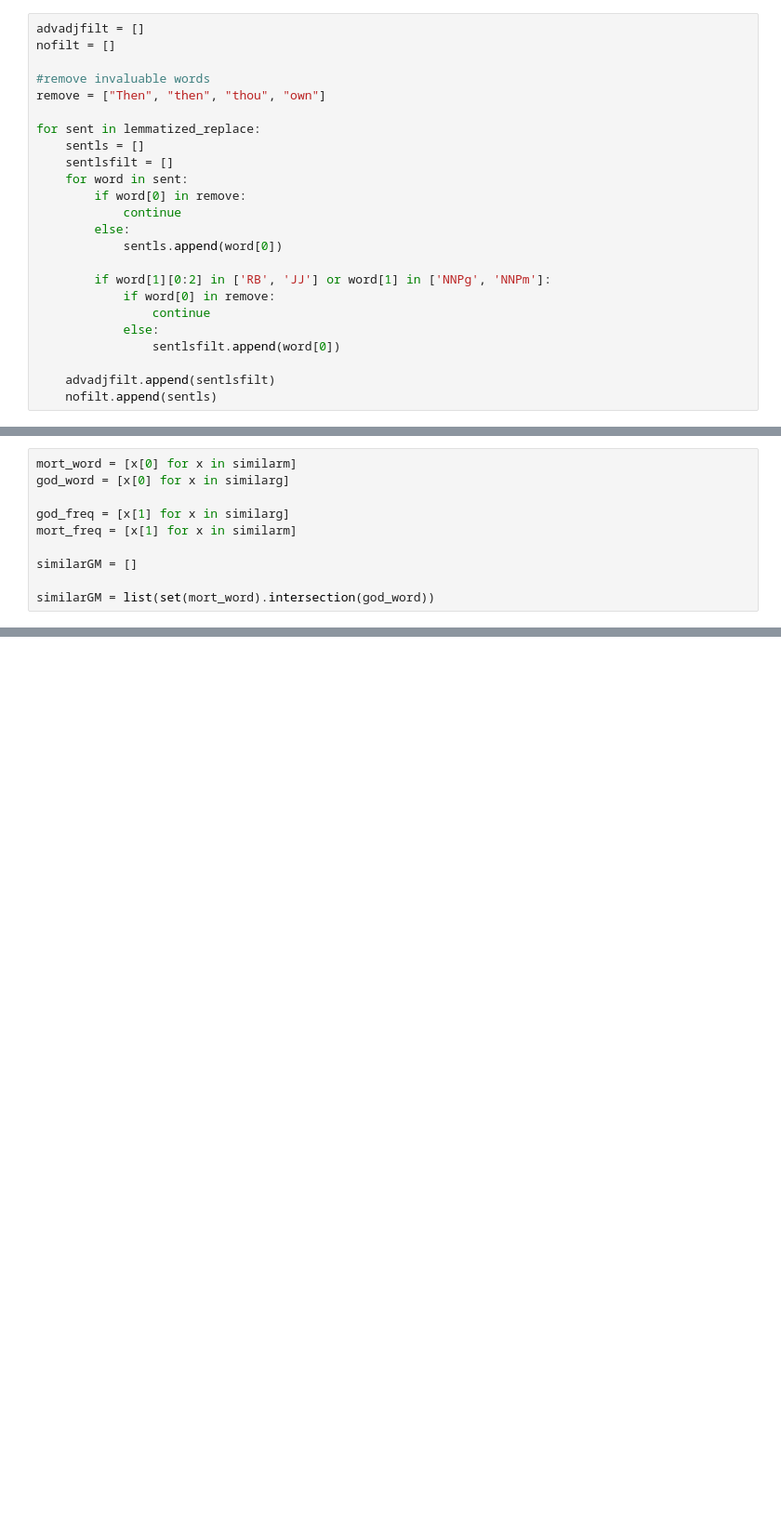
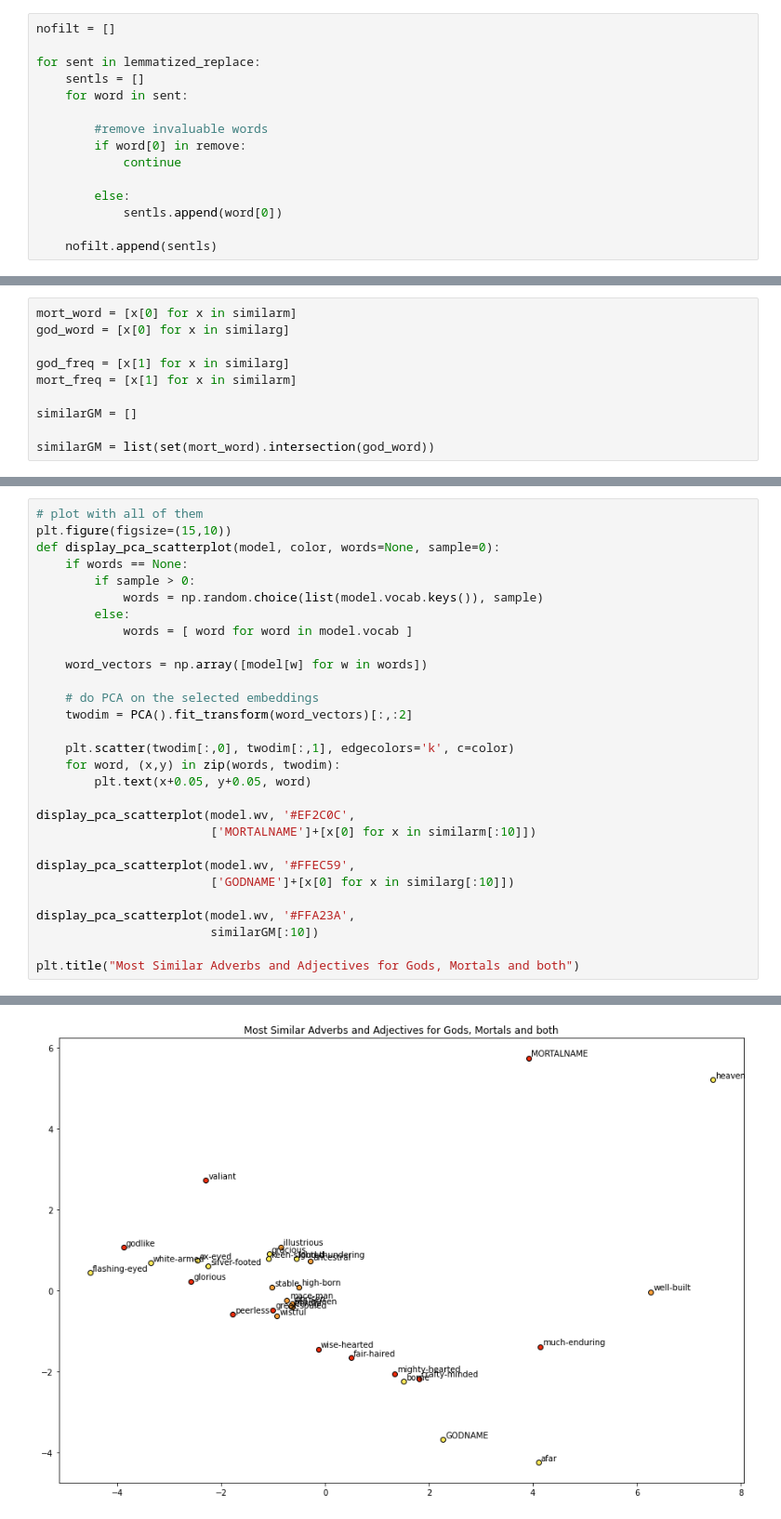
Before and after one commit to RianneAr/Text_Mining_Project, a Jupyter notebook: Greek Mythology Project Code File.ipynb, the cells around one changed output, grey strips where cells are left out. Shown at 93% size. Cells and saved outputs as stored; diff of their text form; blank space fills up the shorter version.

```diff
--- a/Greek Mythology Project Code File.ipynb
+++ b/Greek Mythology Project Code File.ipynb
@@ -502,25 +501,16 @@ We are however, already removing a few words which play a key role in the visual
 # %%
-advadjfilt = []
 nofilt = []
-
-#remove invaluable words
-remove = ["Then", "then", "thou", "own"]
 
 for sent in lemmatized_replace:
     sentls = []
-    sentlsfilt = []
     for word in sent:
+
+        #remove invaluable words
         if word[0] in remove:
             continue
+
         else:
             sentls.append(word[0])
 
-        if word[1][0:2] in ['RB', 'JJ'] or word[1] in ['NNPg', 'NNPm']:
-            if word[0] in remove:
-                continue
-            else:
-                sentlsfilt.append(word[0])
-
-    advadjfilt.append(sentlsfilt)
     nofilt.append(sentls)
 # %% [markdown]
@@ -633,0 +628,30 @@ print(similarGM)
+# %%
+# plot with all of them
+plt.figure(figsize=(15,10))
+def display_pca_scatterplot(model, color, words=None, sample=0):
+    if words == None:
+        if sample > 0:
+            words = np.random.choice(list(model.vocab.keys()), sample)
+        else:
+            words = [ word for word in model.vocab ]
+
+    word_vectors = np.array([model[w] for w in words])
+
+    # do PCA on the selected embeddings
+    twodim = PCA().fit_transform(word_vectors)[:,:2]
+
+    plt.scatter(twodim[:,0], twodim[:,1], edgecolors='k', c=color)
+    for word, (x,y) in zip(words, twodim):
+        plt.text(x+0.05, y+0.05, word)
+
+display_pca_scatterplot(model.wv, '#EF2C0C',
+                        ['MORTALNAME']+[x[0] for x in similarm[:10]])
+
+display_pca_scatterplot(model.wv, '#FFEC59',
+                        ['GODNAME']+[x[0] for x in similarg[:10]])
+
+display_pca_scatterplot(model.wv, '#FFA23A',
+                        similarGM[:10])
+
+plt.title("Most Similar Adverbs and Adjectives for Gods, Mortals and both")
+# %% [output]
@@ -634 +659,2 @@ print(similarGM)
+[figure, added]
 # %% [markdown]
```
Also changed, not shown: parts of 53 cells of this notebook.
